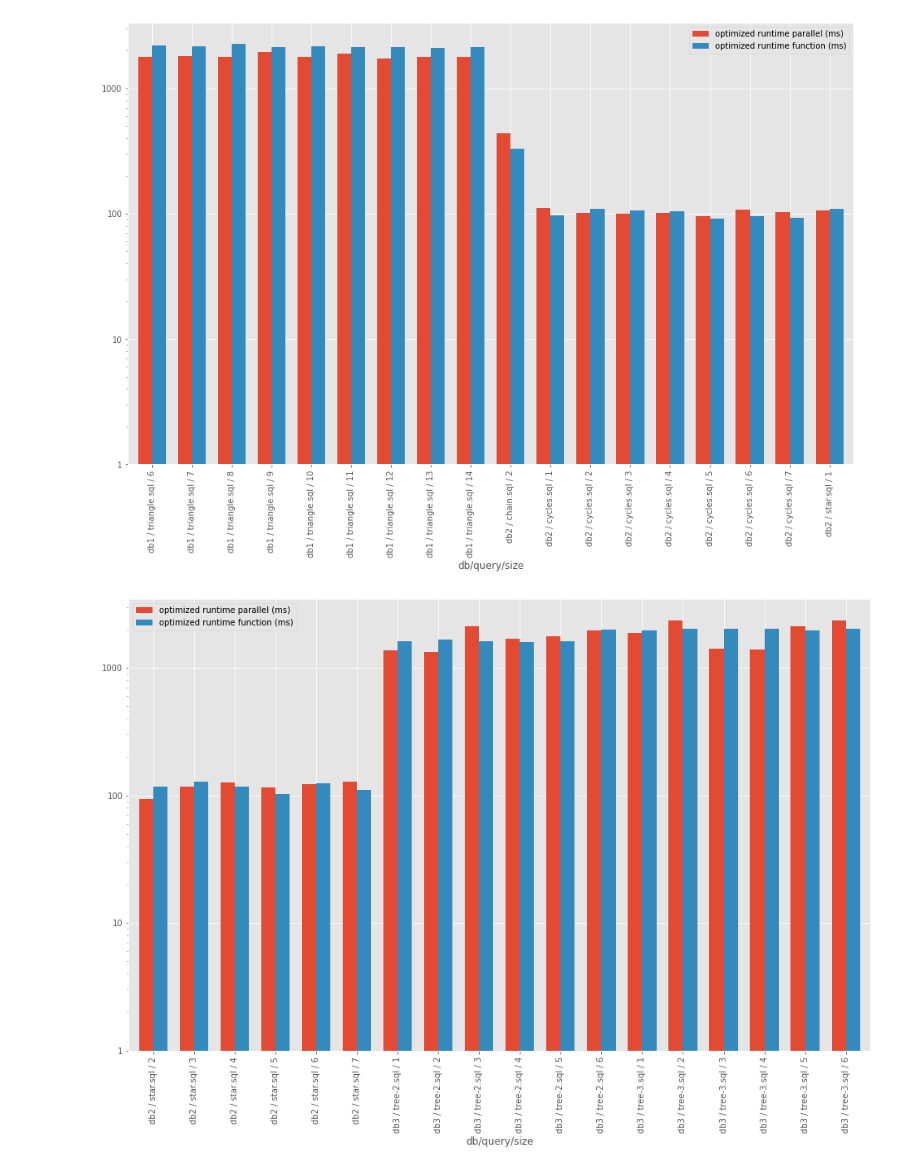
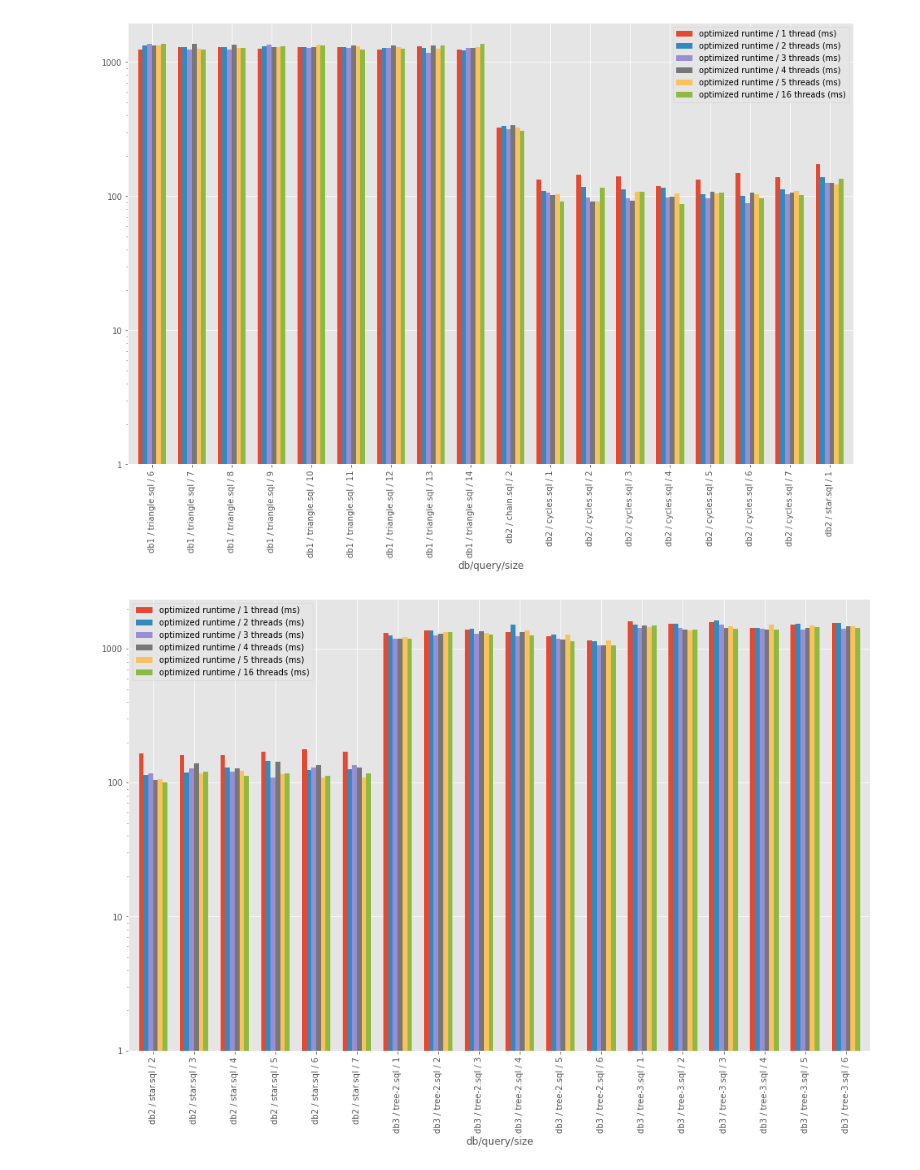
Before and after one commit to arselzer/HTQueryOptimizer, a Jupyter notebook: visualize.ipynb, the cells around one changed output. Drawn from its saved outputs; the diff is of its cells as text; code cells hidden in the pictures.

Commit message:
extend visualization for more threads

```diff
--- a/visualize.ipynb
+++ b/visualize.ipynb
@@ -10,13 +10,22 @@ import numpy as np
 import seaborn as sns
 matplotlib.style.use('ggplot')
 # %%
-boolean_benchmark_path = 'benchmark-results-2021-02-06-21:46:46'
-full_benchmark_path = "benchmark-results-2021-02-06-22:45:19"
-function_benchmark_path = "benchmark-results-2021-02-07-00:32:09"
-unweighted_benchmark_path = "benchmark-results-2021-02-07-05:09:41"
-full_1thread_benchmark_path = "benchmark-results-2021-02-07-13:13:47"
-full_2thread_benchmark_path = "benchmark-results-2021-02-07-17:00:50"
-full_3thread_benchmark_path = "benchmark-results-2021-02-07-19:37:57"
+#boolean_benchmark_path = 'benchmark-results-2021-02-06-21:46:46'
+boolean_benchmark_path = "benchmark-results-2021-02-09-15:22:25"
+#full_benchmark_path = "benchmark-results-2021-02-06-22:45:19"
+full_benchmark_path = "benchmark-results-2021-02-09-14:03:00"
+#function_benchmark_path = "benchmark-results-2021-02-07-00:32:09"
+function_benchmark_path = "benchmark-results-2021-02-09-17:15:25"
+#unweighted_benchmark_path = "benchmark-results-2021-02-07-05:09:41"
+unweighted_benchmark_path = "benchmark-results-2021-02-09-22:13:08"
+#full_1thread_benchmark_path = "benchmark-results-2021-02-07-13:13:47"
+full_1thread_benchmark_path = "benchmark-results-2021-02-09-23:03:08"
+#full_2thread_benchmark_path = "benchmark-results-2021-02-07-17:00:50"
+full_2thread_benchmark_path = "benchmark-results-2021-02-09-23:46:59"
+#full_3thread_benchmark_path = "benchmark-results-2021-02-07-19:37:57"
+full_3thread_benchmark_path = "benchmark-results-2021-02-10-00:42:24"
+full_4thread_benchmark_path = "benchmark-results-2021-02-10-01:12:52"
+full_5thread_benchmark_path = "benchmark-results-2021-02-10-01:44:36"
 
 def visualize_db(db_name, db_df, prefix):
     fig = None
@@ -77,11 +86,17 @@ def visualize_comparison2(path1, path2, name1, name2):
         ax.yaxis.set_major_formatter(ScalarFormatter())
         plt.savefig('graphics/' + name1 + '_vs_' + name2 + '_' + str(idx) + '.pdf', bbox_inches='tight')
 
-def visualize_comparison3(path1, path2, path3, name1, name2, name3):
+def visualize_comparison4(path1, path2, path3, path4, path5, path16, name1, name2, name3, name4, name5, name16):
     df1 = pd.read_csv(path1 + '/summary.csv')
     df2 = pd.read_csv(path2 + '/summary.csv')
     df3 = pd.read_csv(path3 + '/summary.csv')
-    df_join = pd.merge(df1, df2, on=['db', 'query', 'size']).merge(df3, on=['db', 'query', 'size'])
+    df4 = pd.read_csv(path4 + '/summary.csv')
+    df5 = pd.read_csv(path5 + '/summary.csv')
+    df16 = pd.read_csv(path16 + '/summary.csv')
+    df4.rename(columns={'optQueryRuntime': 'optQueryRuntime4'}, inplace=True)
+    df5.rename(columns={'optQueryRuntime': 'optQueryRuntime5'}, inplace=True)
+    df16.rename(columns={'optQueryRuntime': 'optQueryRuntime16'}, inplace=True)
+    df_join = pd.merge(df1, df2, on=['db', 'query', 'size']).merge(df3, on=['db', 'query', 'size']).merge(df4, on=['db', 'query', 'size']).merge(df5, on=['db', 'query', 'size']).merge(df16, on=['db', 'query', 'size'])
 
     df_join.sort_values(['db', 'query', 'size'], inplace=True)
 
@@ -90,19 +105,28 @@ def visualize_comparison3(path1, path2, path3, name1, name2, name3):
         split['optimized runtime / ' + name1 + ' (ms)'] = split['optQueryRuntime_x']
         split['optimized runtime / ' + name2 + ' (ms)'] = split['optQueryRuntime_y']
         split['optimized runtime / ' + name3 + ' (ms)'] = split['optQueryRuntime']
+        split['optimized runtime / ' + name4 + ' (ms)'] = split['optQueryRuntime4']
+        split['optimized runtime / ' + name5 + ' (ms)'] = split['optQueryRuntime5']
+        split['optimized runtime / ' + name16 + ' (ms)'] = split['optQueryRuntime16']
         split['db/query/size'] = split['db'] + ' / ' + split['query'] + ' / ' + split['size'].astype(str)
         split[['db/query/size', 'optimized runtime / ' + name1 + ' (ms)',
                'optimized runtime / ' + name2 + ' (ms)',
-               'optimized runtime / ' + name3 + ' (ms)']].plot(kind='bar', ax=ax, width=0.7,
+               'optimized runtime / ' + name3 + ' (ms)',
+               'optimized runtime / ' + name4 + ' (ms)',
+               'optimized runtime / ' + name5 + ' (ms)',
+               'optimized runtime / ' + name16 + ' (ms)']].plot(kind='bar', ax=ax, width=0.7,
                                                                         x='db/query/size', figsize=(16,10), log=True)
         ax.yaxis.set_major_formatter(ScalarFormatter())
         plt.savefig('graphics/threads' + '_' + str(idx) + '.pdf', bbox_inches='tight')
 
 
 os.makedirs('graphics', exist_ok=True)
-visualize(boolean_benchmark_path, "boolean")
-visualize(full_benchmark_path, "full")
-visualize_comparison2(full_benchmark_path, unweighted_benchmark_path, 'weighted', 'unweighted')
-visualize_comparison2(full_benchmark_path, function_benchmark_path, 'parallel', 'function')
-visualize_comparison3(full_1thread_benchmark_path, full_2thread_benchmark_path, full_3thread_benchmark_path, '1 thread', '2 threads', '3 threads')
+#visualize(boolean_benchmark_path, "boolean")
+#visualize(full_benchmark_path, "full")
+#visualize_comparison2(full_benchmark_path, unweighted_benchmark_path, 'weighted', 'unweighted')
+#visualize_comparison2(full_benchmark_path, function_benchmark_path, 'parallel', 'function')
+visualize_comparison4(full_1thread_benchmark_path, full_2thread_benchmark_path,
+                      full_3thread_benchmark_path, full_4thread_benchmark_path,
+                      full_5thread_benchmark_path, full_benchmark_path,
+                      '1 thread', '2 threads', '3 threads', '4 threads', '5 threads', '16 threads')
 # %% [output]
@@ -110,2 +134,2 @@ visualize_comparison3(full_1thread_benchmark_path, full_2thread_benchmark_path,
-[figure, old version]
+[figure, new version]
-[figure, old version]
+[figure, new version]
```
Also changed, not shown: parts of 1 cell of this notebook.
